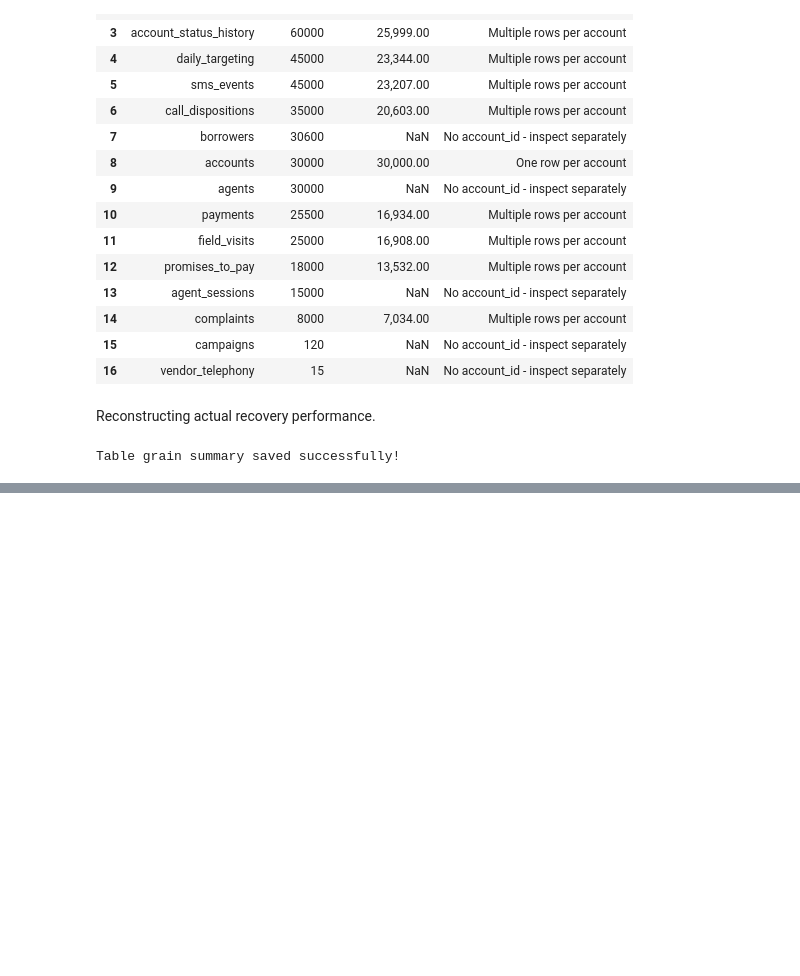
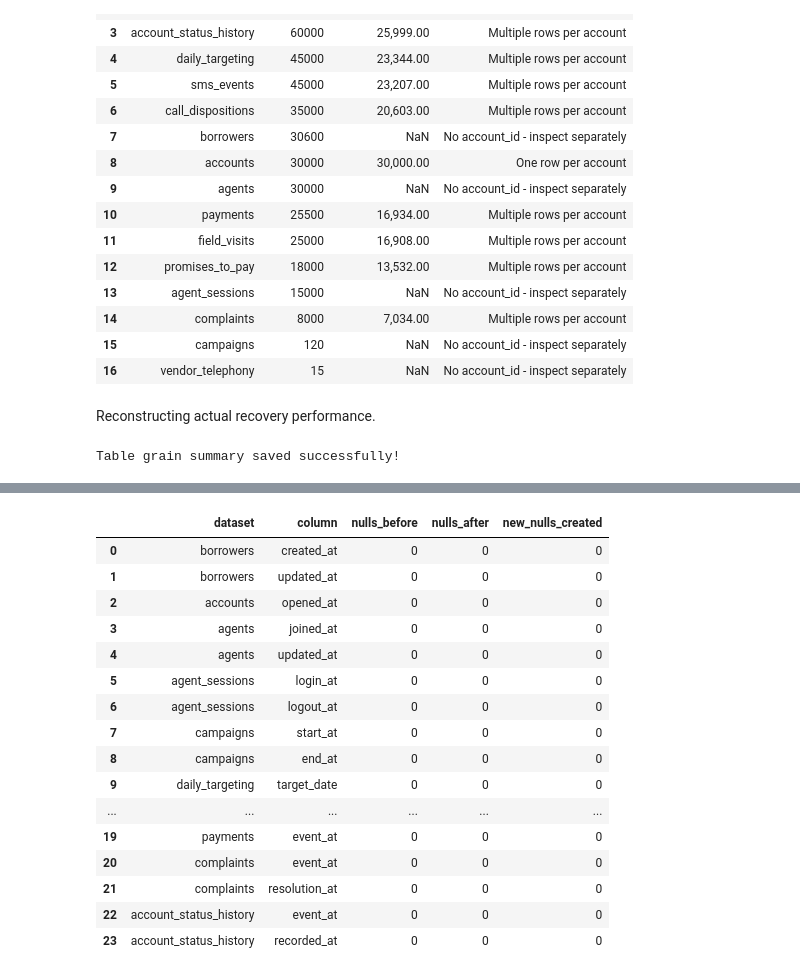
Before and after one commit to Rohit3435/Data_Analyst_Assignment, a Jupyter notebook: Data_Analyst_Project.ipynb, the cells around one changed output, grey strips where cells are left out. Saved outputs shown, nothing was run; the diff lists cells and outputs as text; code cells hidden in the pictures; blank space fills up the shorter version.

```diff
--- a/Data_Analyst_Project.ipynb
+++ b/Data_Analyst_Project.ipynb
@@ -452,0 +601,20 @@ Table grain summary saved successfully!
+# %%
+# Separate mismatches by type
+
+datetime_mismatches = meaningful_dtype_mismatches[
+    (meaningful_dtype_mismatches["expected_category"] == "datetime") &
+    (meaningful_dtype_mismatches["actual_category"] == "text")
+].copy()
+
+other_dtype_mismatches = meaningful_dtype_mismatches[
+    ~(
+        (meaningful_dtype_mismatches["expected_category"] == "datetime") &
+        (meaningful_dtype_mismatches["actual_category"] == "text")
+    )
+].copy()
+
+print("Datetime columns requiring parsing:", len(datetime_mismatches))
+print("Other data type issues:", len(other_dtype_mismatches))
+
+print("\nOther issues:")
+display(other_dtype_mismatches)
@@ -452,0 +628,48 @@ Table grain summary saved successfully!
+# %%
+# Convert columns expected to be datetime according to the data dictionary
+
+conversion_log = []
+
+for _, row in datetime_mismatches.iterrows():
+
+    dataset = row["dataset"]
+    column = row["column"]
+
+    before_nulls = data[dataset][column].isna().sum()
+
+    data[dataset][column] = pd.to_datetime(
+        data[dataset][column],
+        errors="coerce"
+    )
+
+    after_nulls = data[dataset][column].isna().sum()
+
+    conversion_log.append({
+        "dataset": dataset,
+        "column": column,
+        "nulls_before": before_nulls,
+        "nulls_after": after_nulls,
+        "new_nulls_created": after_nulls - before_nulls
+    })
+
+conversion_log_df = pd.DataFrame(conversion_log)
+
+conversion_log_df
+# %% [output]
+|  | dataset | column | nulls_before | nulls_after | new_nulls_created |
+| 0 | borrowers | created_at | 0 | 0 | 0 |
+| 1 | borrowers | updated_at | 0 | 0 | 0 |
+| 2 | accounts | opened_at | 0 | 0 | 0 |
+| 3 | agents | joined_at | 0 | 0 | 0 |
+| 4 | agents | updated_at | 0 | 0 | 0 |
+| 5 | agent_sessions | login_at | 0 | 0 | 0 |
+| 6 | agent_sessions | logout_at | 0 | 0 | 0 |
+| 7 | campaigns | start_at | 0 | 0 | 0 |
+| 8 | campaigns | end_at | 0 | 0 | 0 |
+| 9 | daily_targeting | target_date | 0 | 0 | 0 |
+| ... | ... | ... | ... | ... | ... |
+| 19 | payments | event_at | 0 | 0 | 0 |
+| 20 | complaints | event_at | 0 | 0 | 0 |
+| 21 | complaints | resolution_at | 0 | 0 | 0 |
+| 22 | account_status_history | event_at | 0 | 0 | 0 |
+| 23 | account_status_history | recorded_at | 0 | 0 | 0 |
```
Also changed, not shown: parts of 10 cells of this notebook, 1 other file.
